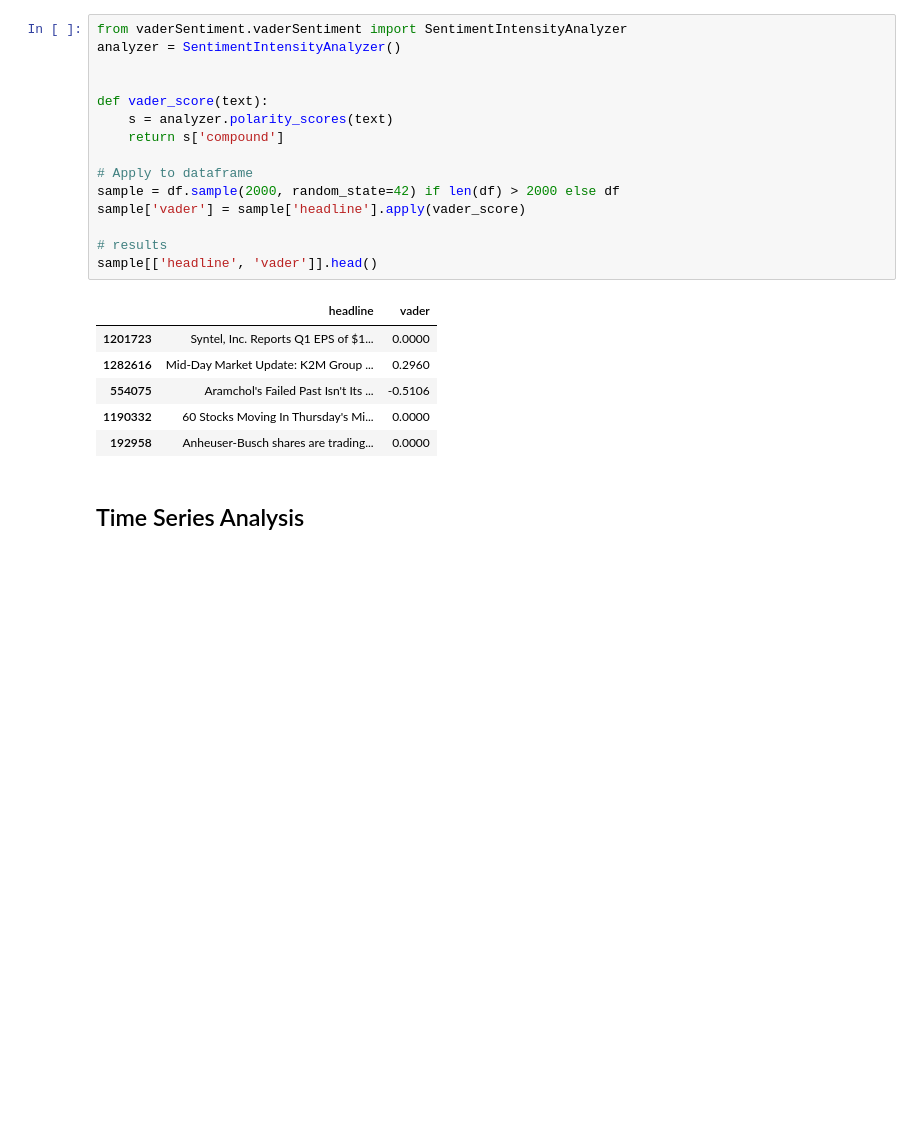
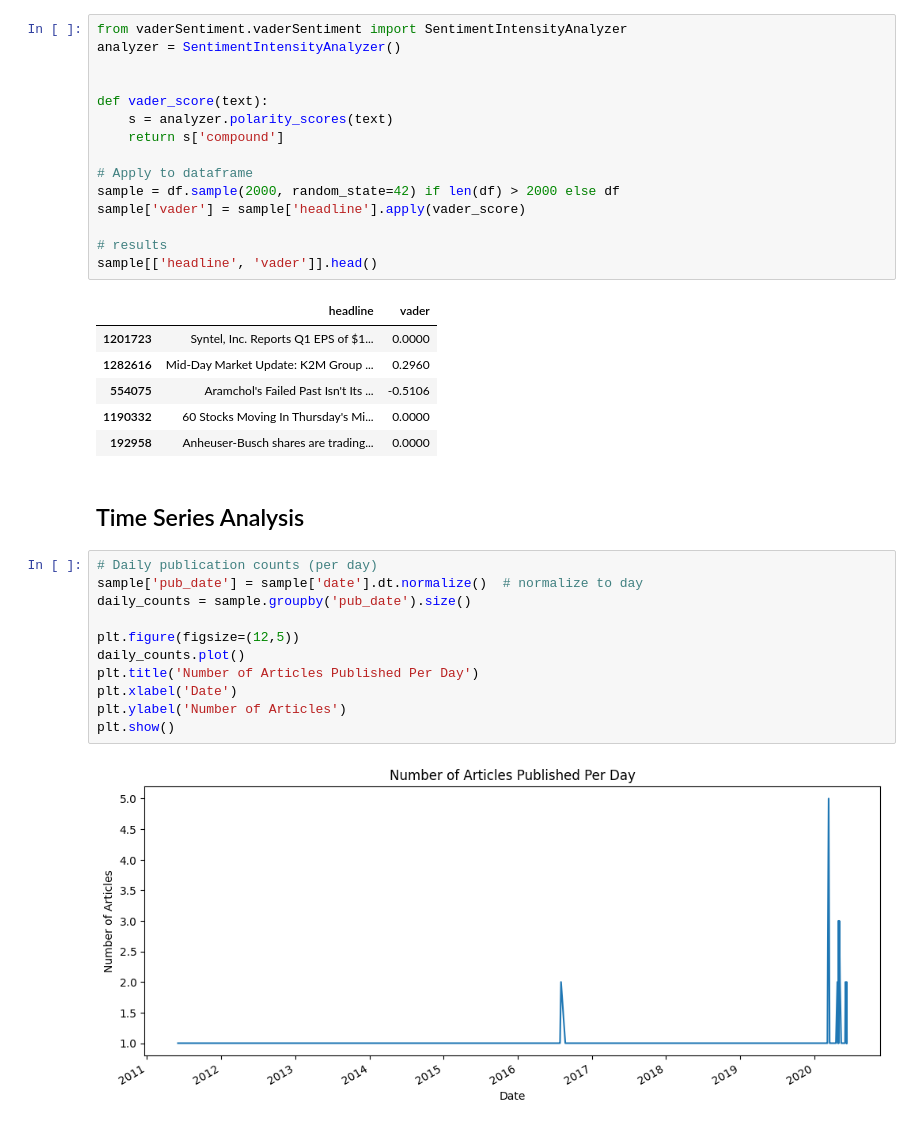
Before and after one commit to abelfx/Predicting_price_moves, a Jupyter notebook: notebooks/eda_and_sentiment.ipynb, the cells around one changed output. Drawn from its saved outputs; the diff is of its cells as text; blank space fills up the shorter version.

```diff
--- a/notebooks/eda_and_sentiment.ipynb
+++ b/notebooks/eda_and_sentiment.ipynb
@@ -174,3 +174,16 @@ sample[['headline', 'vader']].head()
 | 192958 | Anheuser-Busch shares are trading... | 0.0000 |
 # %% [markdown]
 ## Time Series Analysis
+# %%
+# Daily publication counts (per day)
+sample['pub_date'] = sample['date'].dt.normalize()  # normalize to day
+daily_counts = sample.groupby('pub_date').size()
+
+plt.figure(figsize=(12,5))
+daily_counts.plot()
+plt.title('Number of Articles Published Per Day')
+plt.xlabel('Date')
+plt.ylabel('Number of Articles')
+plt.show()
+# %% [output]
+[figure, added]
```
Also changed, not shown: parts of 1 cell of this notebook.
